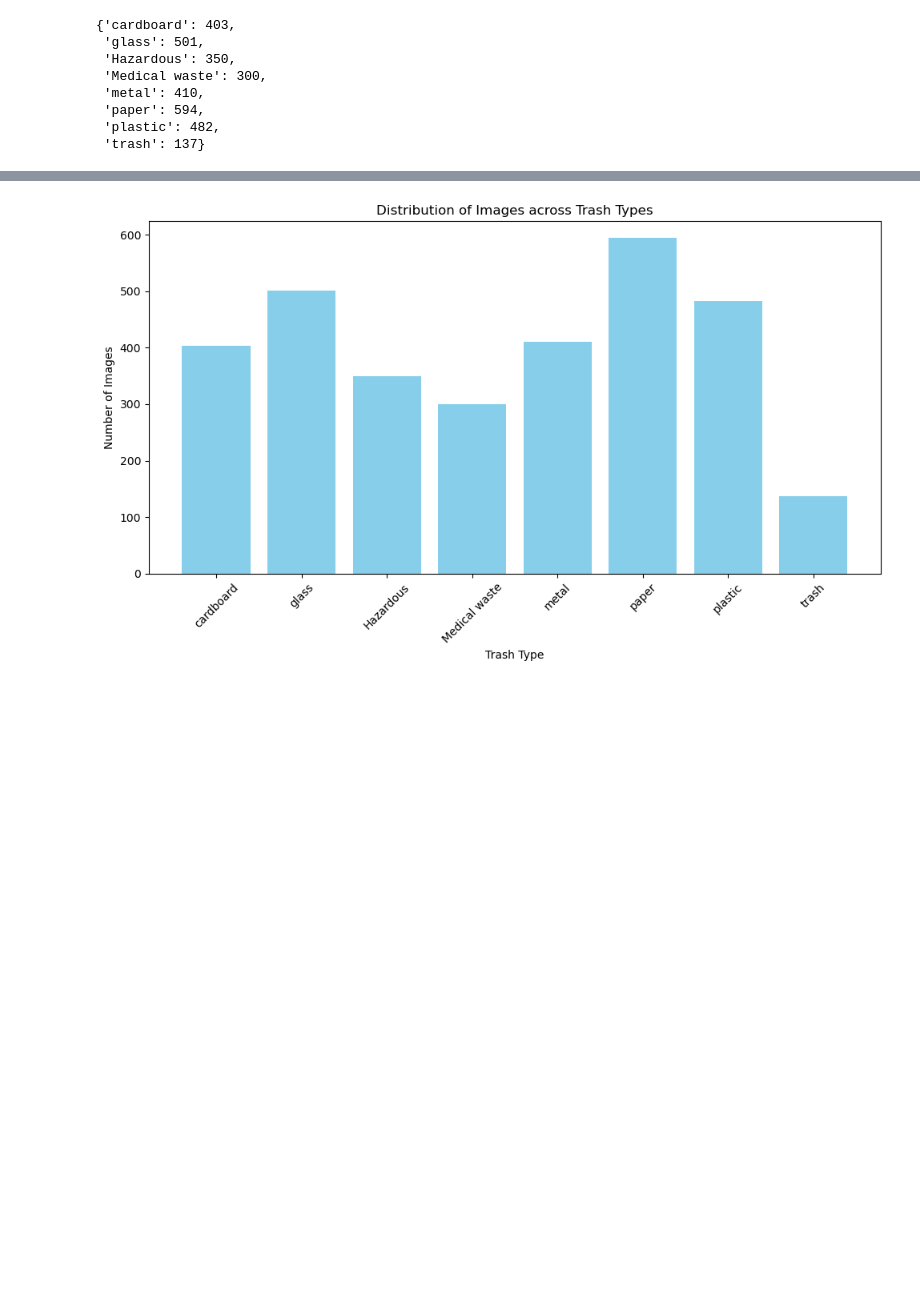
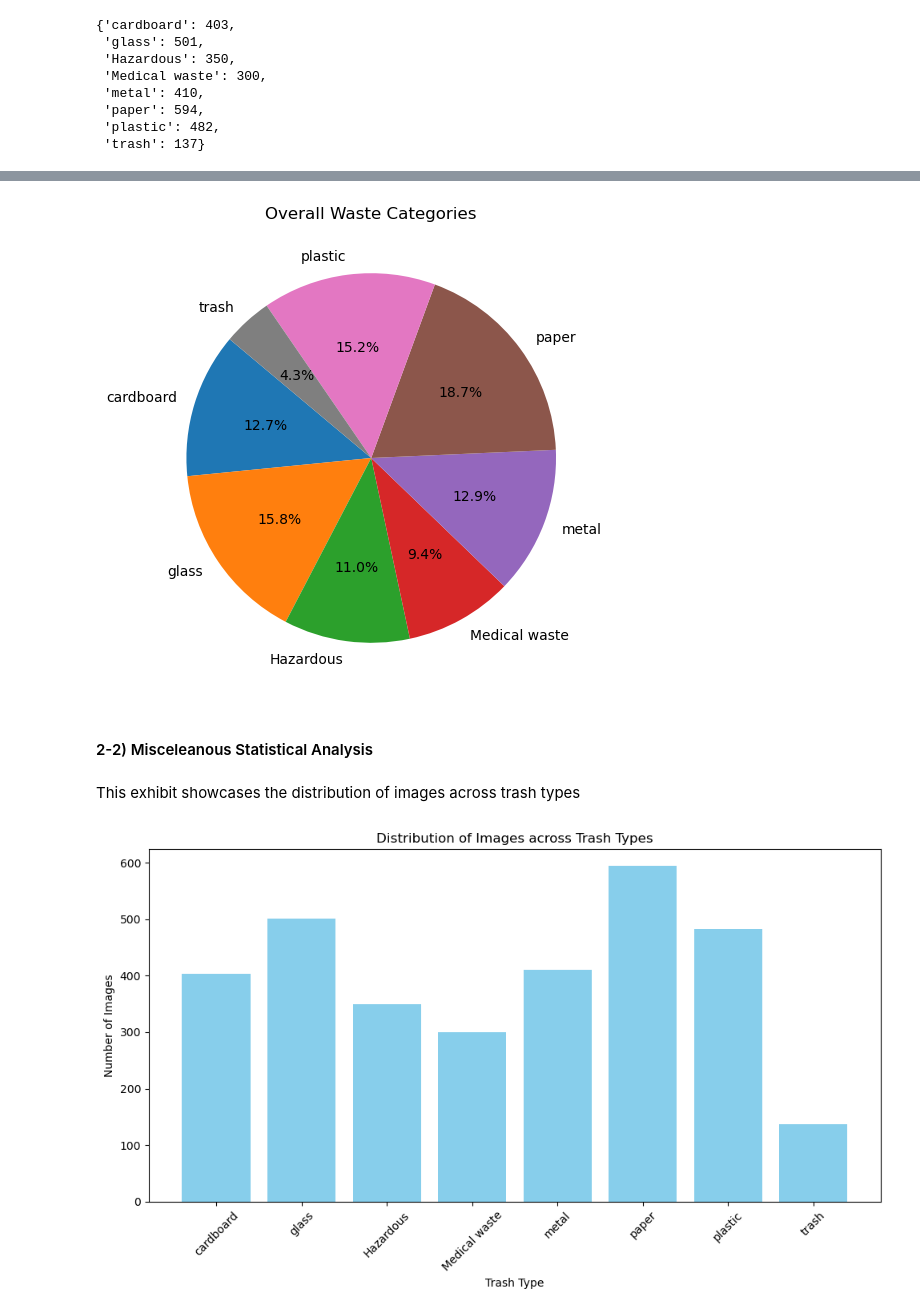
Before and after one commit to bhanuprakashbhanu95/SmartCityWasteManagement, a Jupyter notebook: Jupyter_NoteBooks/smartCityWasteManagement_4models.ipynb, the cells around one changed output, grey strips where cells are left out. Cells and saved outputs as stored; diff of their text form; code cells hidden in the pictures; blank space fills up the shorter version.

Commit message:
Adding the project predictive analysis

```diff
--- a/Jupyter_NoteBooks/smartCityWasteManagement_4models.ipynb
+++ b/Jupyter_NoteBooks/smartCityWasteManagement_4models.ipynb
@@ -1,11 +97,7 @@
 # %%
-import zipfile
-import os
 # We will list the contents of the actual dataset directory
-dataset_dir = 'TrashType_Image_Dataset_2'
-
+dataset_dir = '../dataset'
 dataset_contents = os.listdir(dataset_dir)
-
 dataset_contents[:10]
 # %% [output]
 ['cardboard',
@@ -43,0 +141,6 @@ category_file_counts
+# %%
+## Creating a pandas dataframe to showcase the stats
+descriptive_analysis = pd.DataFrame(list(category_file_counts.items()), columns=['WasteCategory','Count'])
+
+## Showcase the stats
+descriptive_analysis
@@ -44 +157,13 @@ category_file_counts
+# %%
+## Showcasing the description above into a piechart
+plt.figure(figsize=(8,6))
+plt.pie(descriptive_analysis['Count'], labels=descriptive_analysis['WasteCategory'], autopct='%1.1f%%', startangle=140)
+plt.title('Overall Waste Categories')
+plt.show()
+# %% [output]
+[figure, added]
+# %% [markdown]
+#### 2-2) Misceleanous Statistical Analysis
+# %% [markdown]
+This exhibit showcases the distribution of images across trash types
 # %%
```
Also changed, not shown: parts of 86 cells of this notebook, 5 other files.
